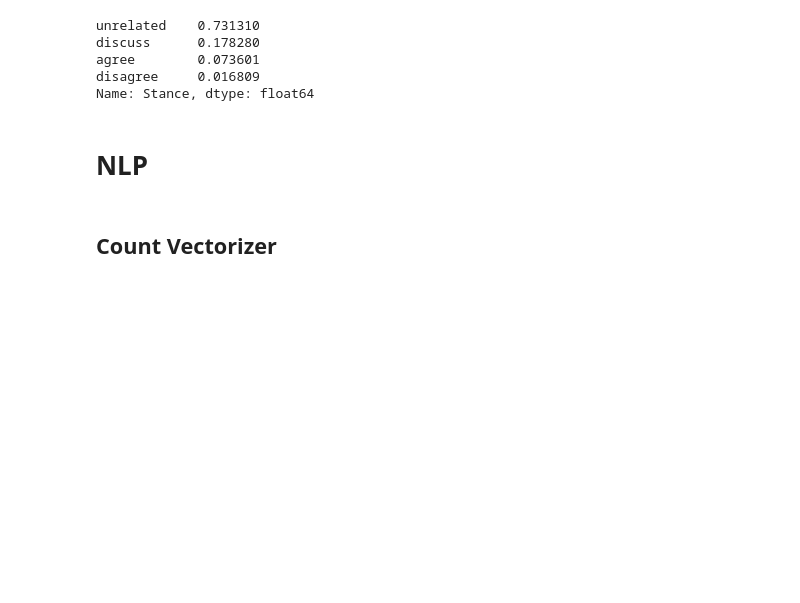
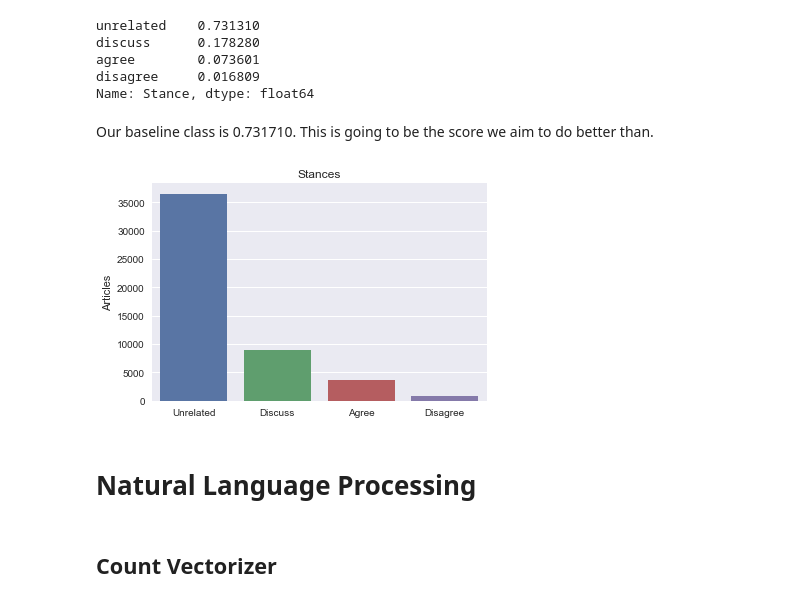
Before and after one commit to hscodes/Capstone, a Jupyter notebook: Capstone.ipynb, the cells around one changed output. Drawn from its saved outputs; the diff is of its cells as text; code cells hidden in the pictures; blank space fills up the shorter version.

```diff
--- a/Capstone.ipynb
+++ b/Capstone.ipynb
@@ -204,8 +168,17 @@ discuss      0.178280
 agree        0.073601
 disagree     0.016809
 Name: Stance, dtype: float64
-# %% [markdown]
-# NLP
+# %% [markdown]
+Our baseline class is 0.731710. This is going to be the score we aim to do better than.
+# %%
+class_balance = stances['Stance'].value_counts()
+sns.barplot(['Unrelated','Discuss', 'Agree', 'Disagree'], class_balance)
+plt.ylabel('Articles')
+plt.title('Stances');
+# %% [output]
+[figure, added]
+# %% [markdown]
+# Natural Language Processing
 # %% [markdown]
 ## Count Vectorizer
 # %%
```
Also changed, not shown: parts of 60 cells of this notebook.
